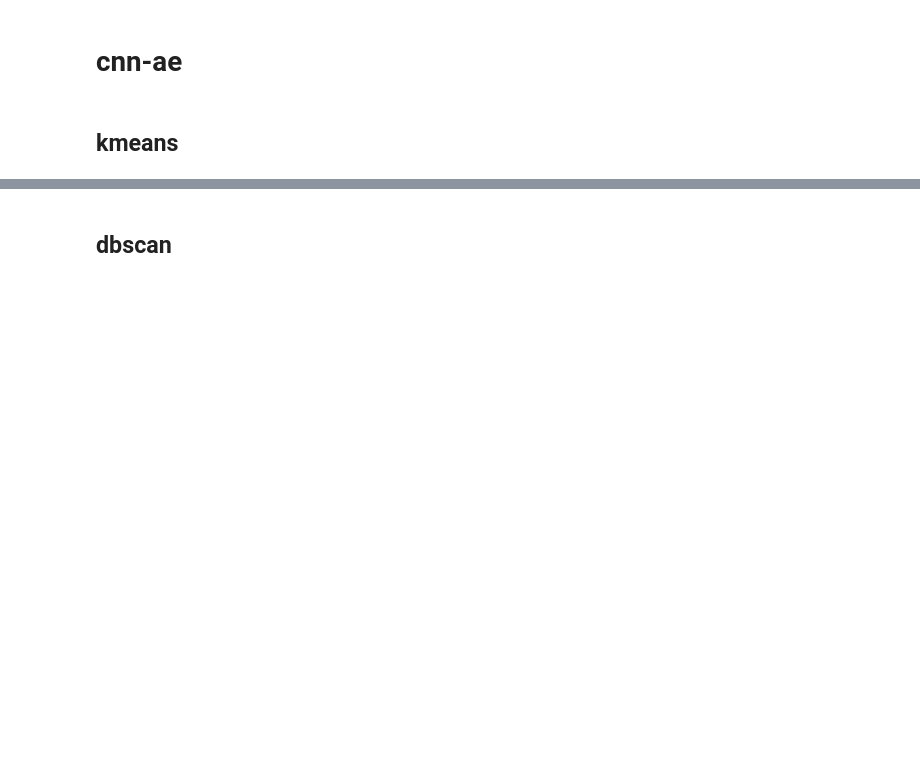
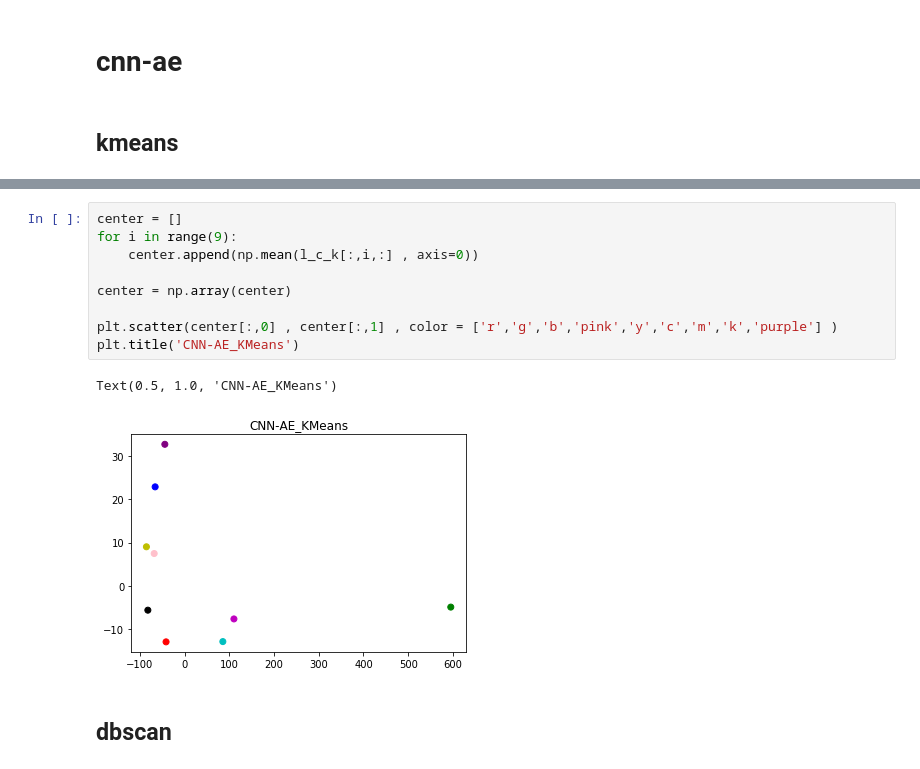
Before and after one commit to colorfulclouds/application_assignment, a Jupyter notebook: EEG-BCI/graduate/graph/cluster/cluster_lda_g.ipynb, the cells around one changed output, grey strips where cells are left out. Saved outputs shown, nothing was run; the diff lists cells and outputs as text; blank space fills up the shorter version.

```diff
--- a/EEG-BCI/graduate/graph/cluster/cluster_lda_g.ipynb
+++ b/EEG-BCI/graduate/graph/cluster/cluster_lda_g.ipynb
@@ -487,3 +481,15 @@ l_c_k = np.array([[[ 1.20163042e+01 -2.45275065e+01]
+# %%
+center = []
+for i in range(9):
+    center.append(np.mean(l_c_k[:,i,:] , axis=0))
+
+center = np.array(center)
+
+plt.scatter(center[:,0] , center[:,1] , color = ['r','g','b','pink','y','c','m','k','purple'] )
+plt.title('CNN-AE_KMeans')
+# %% [output]
+Text(0.5, 1.0, 'CNN-AE_KMeans')
+[figure, added]
 # %% [markdown]
 ## dbscan
 # %%
```
Also changed, not shown: parts of 14 cells of this notebook.
